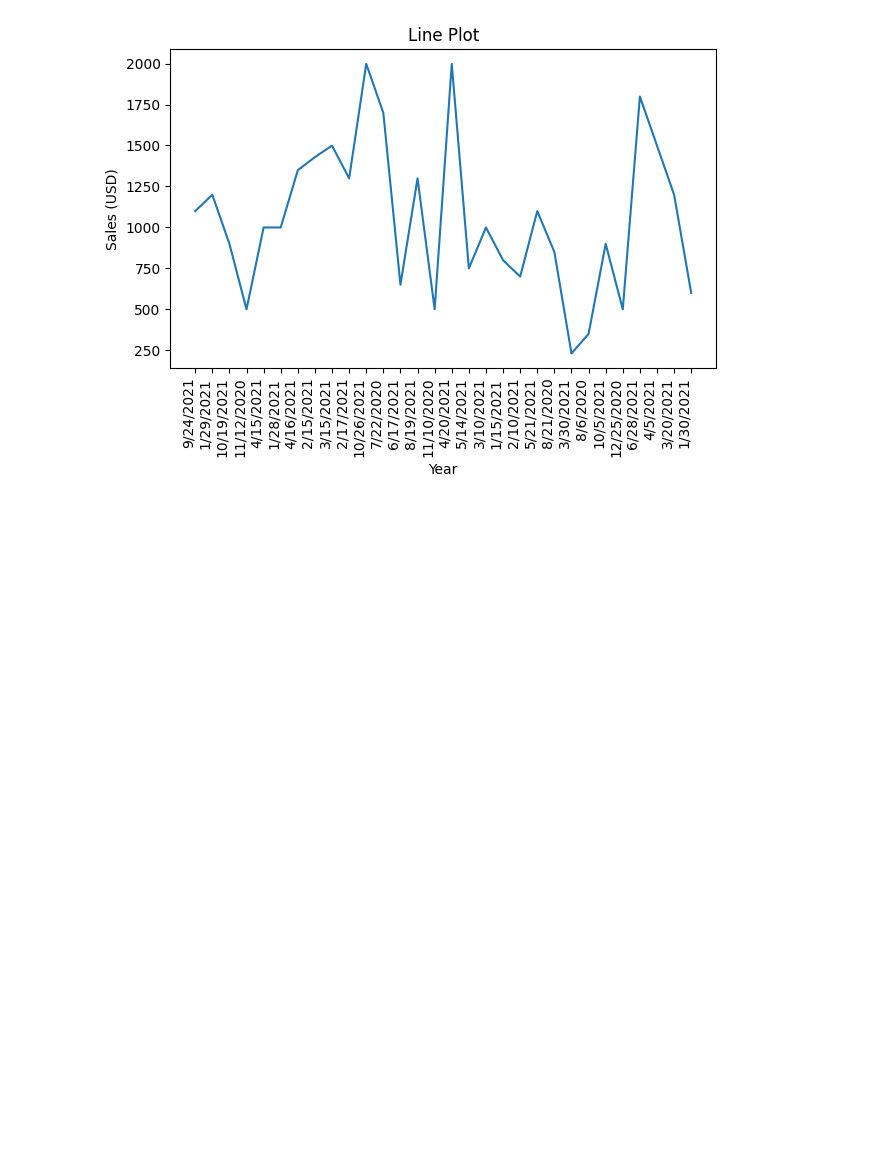
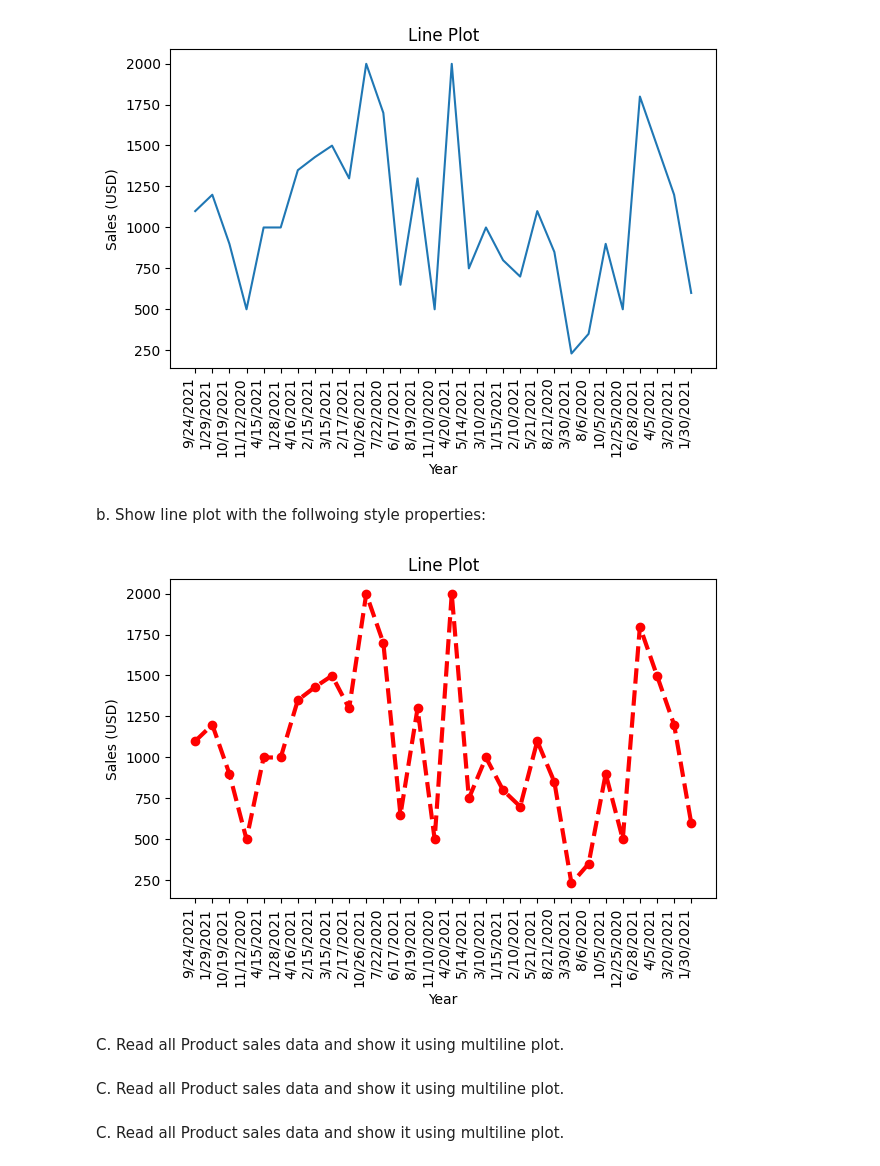
Before and after one commit to Reuel-Christian-Pornobe/VDA-CPE031-CPE21S4, a Jupyter notebook: Exercise_9.ipynb, the cells around one changed output. Saved outputs shown, nothing was run; the diff lists cells and outputs as text; code cells hidden in the pictures; blank space fills up the shorter version.

```diff
--- a/Exercise_9.ipynb
+++ b/Exercise_9.ipynb
@@ -58,3 +60,29 @@ plt.tight_layout()
 plt.show()
 # %% [output]
 [figure]
+# %% [markdown]
+b. Show line plot with the follwoing style properties:
+# %%
+import matplotlib.pyplot as plt
+import numpy as np
+
+x = df.loc[:,'Date of Release']
+y = df.loc[:,'Price (USD)']
+
+plt.plot(x,y, marker = 'o', color = 'r', mfc = 'r', linestyle = 'dashed', \
+         linewidth = 3.0)
+plt.title('Line Plot')
+plt.xlabel('Year')
+plt.ylabel('Sales (USD)')
+plt.xticks(rotation=90, ha='right')
+plt.tight_layout()
+
+plt.show()
+# %% [output]
+[figure, added]
+# %% [markdown]
+C. Read all Product sales data and show it using multiline plot.
+# %% [markdown]
+C. Read all Product sales data and show it using multiline plot.
+# %% [markdown]
+C. Read all Product sales data and show it using multiline plot.
```
Also changed, not shown: parts of 1 cell of this notebook.
